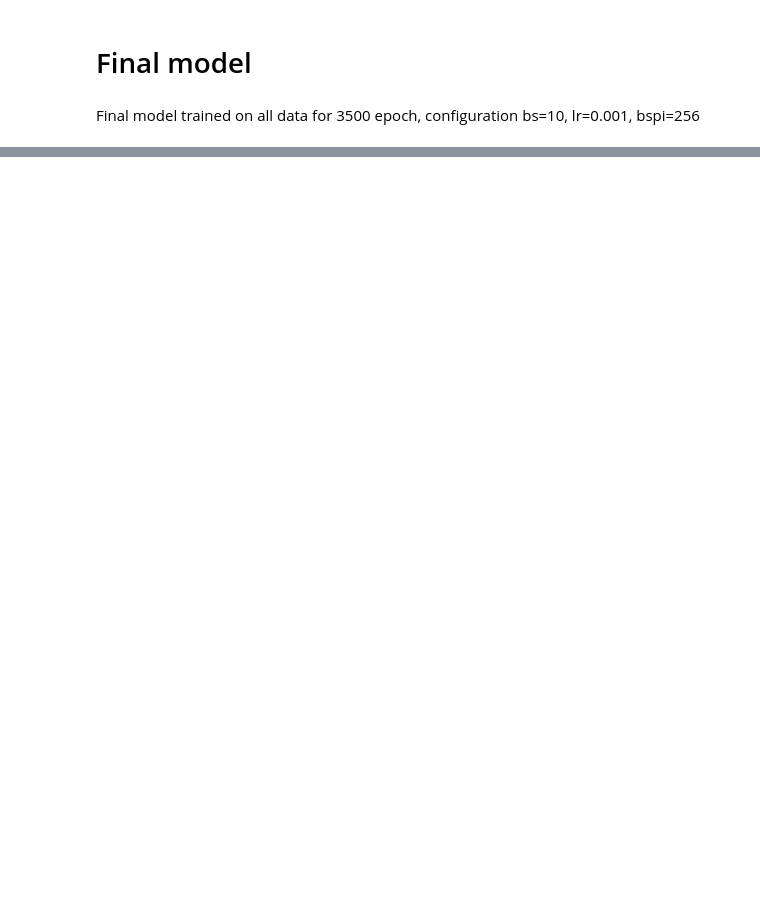
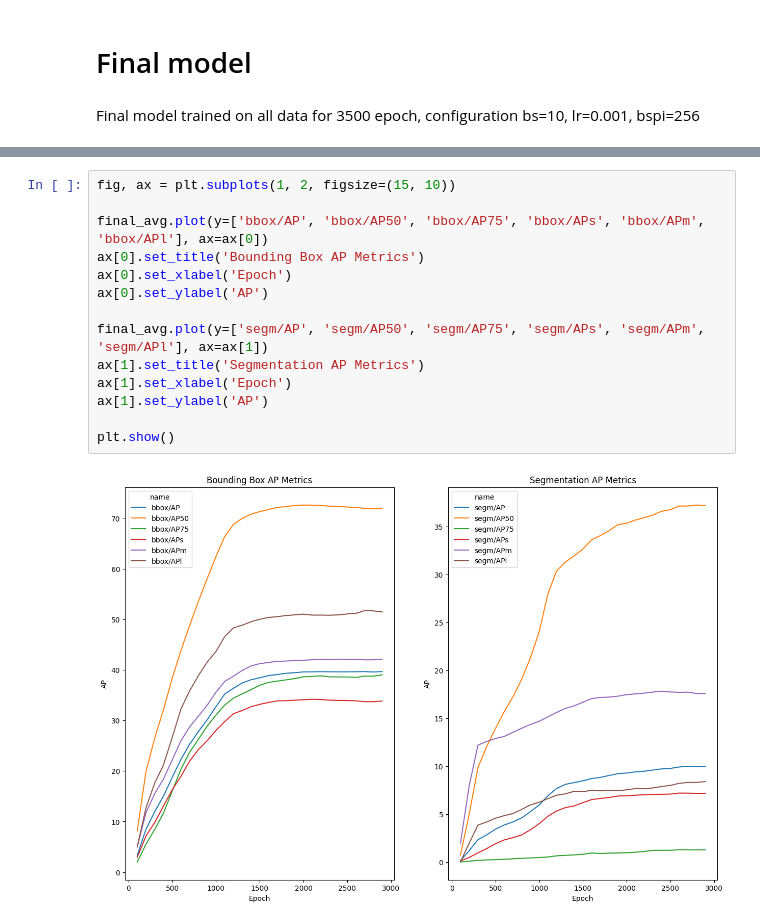
Before and after one commit to femartip/Detection-Microfibres-in-Sludge, a Jupyter notebook: Fine_tuned_Detectron2/Utils/cv_results_CA.ipynb, the cells around one changed output, grey strips where cells are left out. Drawn from its saved outputs; the diff is of its cells as text; blank space fills up the shorter version.

```diff
--- a/Fine_tuned_Detectron2/Utils/cv_results_CA.ipynb
+++ b/Fine_tuned_Detectron2/Utils/cv_results_CA.ipynb
@@ -825,0 +769,16 @@ plt.show()
+# %%
+fig, ax = plt.subplots(1, 2, figsize=(15, 10))
+
+final_avg.plot(y=['bbox/AP', 'bbox/AP50', 'bbox/AP75', 'bbox/APs', 'bbox/APm', 'bbox/APl'], ax=ax[0])
+ax[0].set_title('Bounding Box AP Metrics')
+ax[0].set_xlabel('Epoch')
+ax[0].set_ylabel('AP')
+
+final_avg.plot(y=['segm/AP', 'segm/AP50', 'segm/AP75', 'segm/APs', 'segm/APm', 'segm/APl'], ax=ax[1])
+ax[1].set_title('Segmentation AP Metrics')
+ax[1].set_xlabel('Epoch')
+ax[1].set_ylabel('AP')
+
+plt.show()
+# %% [output]
+[figure, added]
```
Also changed, not shown: parts of 20 cells of this notebook, 2 other files.
